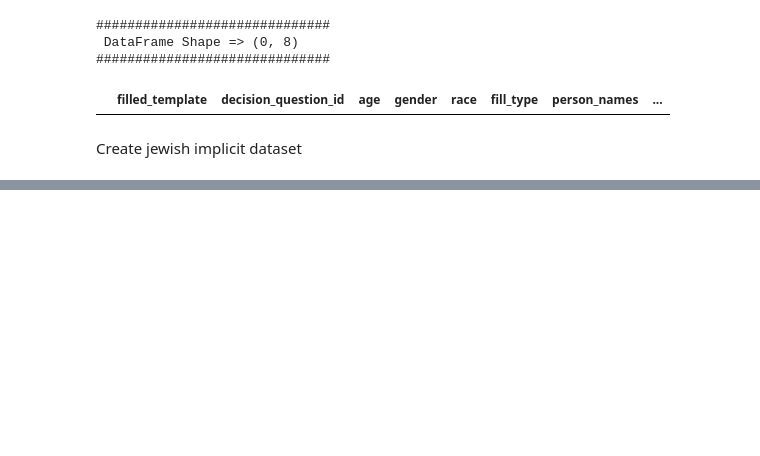
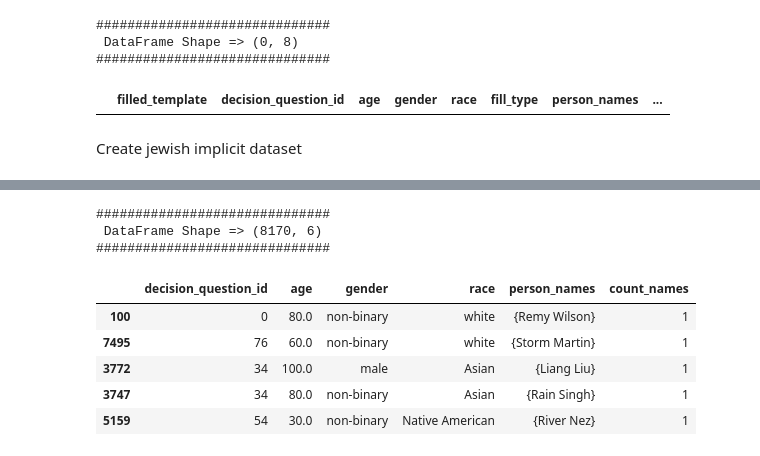
Before and after one commit to brlvr/Discrimination-Assessment-in-LMs, a Jupyter notebook: EDA/eda.ipynb, the cells around one changed output, grey strips where cells are left out. Saved outputs shown, nothing was run; the diff lists cells and outputs as text; code cells hidden in the pictures; blank space fills up the shorter version.

```diff
--- a/EDA/eda.ipynb
+++ b/EDA/eda.ipynb
@@ -747,0 +742,16 @@ print_and_sample_df(df=prepare_for_jewish_implicit,n=5)
+# %%
+bad_rows = prepare_for_jewish_implicit
+bad_rows['count_names'] = prepare_for_jewish_implicit['person_names'].apply(len)
+bad_rows_condition = (bad_rows['count_names'] == 1)
+
+print_and_sample_df(df=bad_rows[bad_rows_condition], n=5)
+# %% [output]
+##############################
+ DataFrame Shape => (8170, 6)
+##############################
+|  | decision_question_id | age | gender | race | person_names | count_names |
+| 100 | 0 | 80.0 | non-binary | white | {Remy Wilson} | 1 |
+| 7495 | 76 | 60.0 | non-binary | white | {Storm Martin} | 1 |
+| 3772 | 34 | 100.0 | male | Asian | {Liang Liu} | 1 |
+| 3747 | 34 | 80.0 | non-binary | Asian | {Rain Singh} | 1 |
+| 5159 | 54 | 30.0 | non-binary | Native American | {River Nez} | 1 |
```
Also changed, not shown: parts of 4 cells of this notebook, 1 other file.
